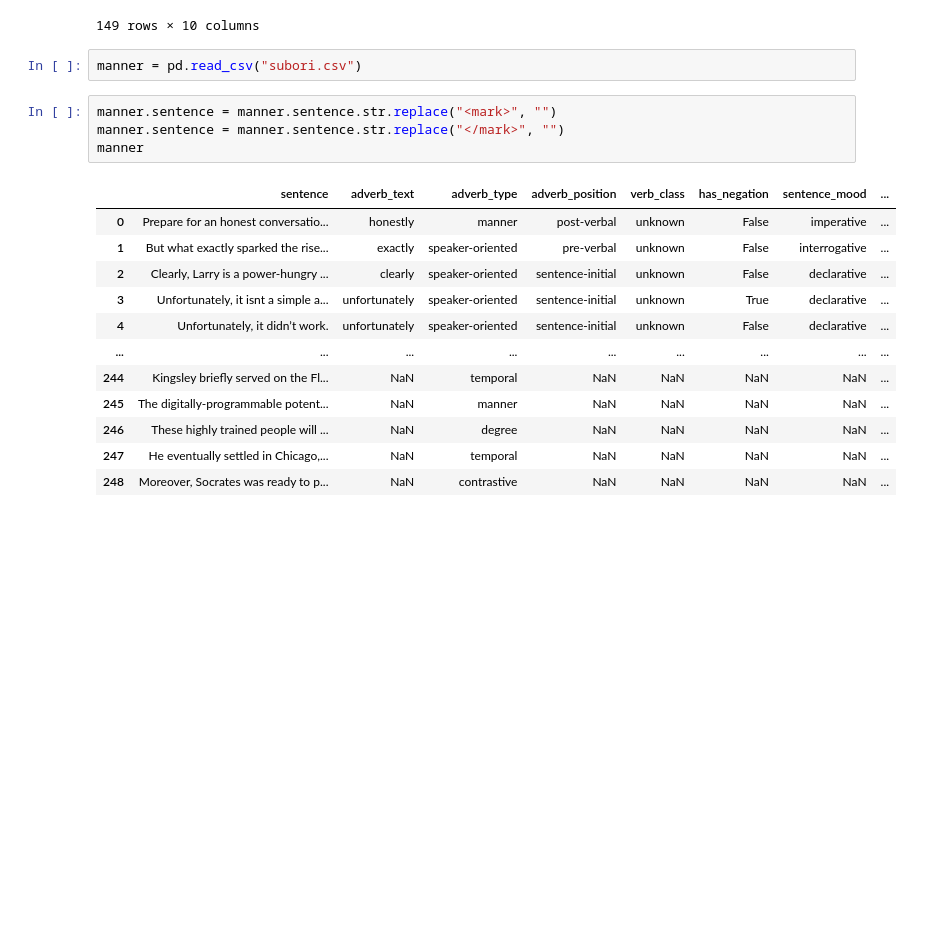
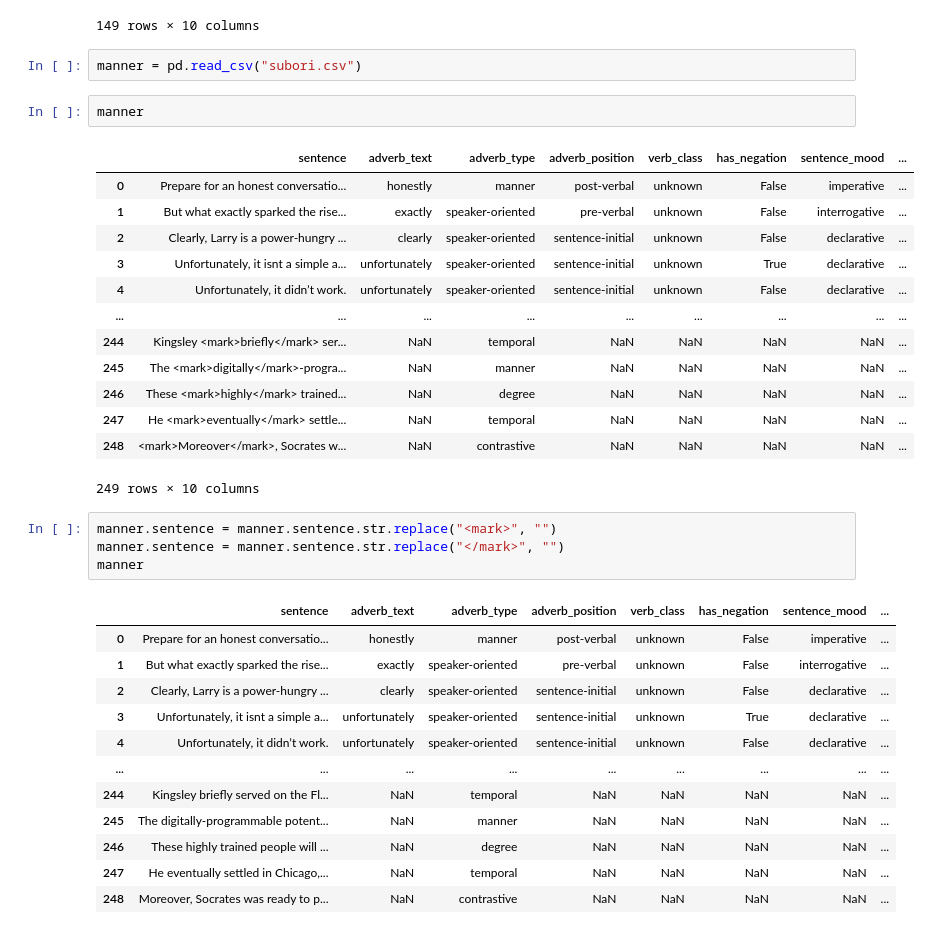
Before and after one commit to jylee1010/Adverb-pragmatic-class, a Jupyter notebook: data.ipynb, the cells around one changed output. Cells and saved outputs as stored; diff of their text form; blank space fills up the shorter version.

```diff
--- a/data.ipynb
+++ b/data.ipynb
@@ -355,6 +355,22 @@ words_of_interest
 149 rows × 10 columns
 # %%
 manner = pd.read_csv("subori.csv")
+# %%
+manner
+# %% [output]
+|  | sentence | adverb_text | adverb_type | adverb_position | verb_class | has_negation | sentence_mood | ... |
+| 0 | Prepare for an honest conversatio... | honestly | manner | post-verbal | unknown | False | imperative | ... |
+| 1 | But what exactly sparked the rise... | exactly | speaker-oriented | pre-verbal | unknown | False | interrogative | ... |
+| 2 | Clearly, Larry is a power-hungry ... | clearly | speaker-oriented | sentence-initial | unknown | False | declarative | ... |
+| 3 | Unfortunately, it isnt a simple a... | unfortunately | speaker-oriented | sentence-initial | unknown | True | declarative | ... |
+| 4 | Unfortunately, it didn’t work. | unfortunately | speaker-oriented | sentence-initial | unknown | False | declarative | ... |
+| ... | ... | ... | ... | ... | ... | ... | ... | ... |
+| 244 | Kingsley <mark>briefly</mark> ser... | NaN | temporal | NaN | NaN | NaN | NaN | ... |
+| 245 | The <mark>digitally</mark>-progra... | NaN | manner | NaN | NaN | NaN | NaN | ... |
+| 246 | These <mark>highly</mark> trained... | NaN | degree | NaN | NaN | NaN | NaN | ... |
+| 247 | He <mark>eventually</mark> settle... | NaN | temporal | NaN | NaN | NaN | NaN | ... |
+| 248 | <mark>Moreover</mark>, Socrates w... | NaN | contrastive | NaN | NaN | NaN | NaN | ... |
+249 rows × 10 columns
 # %%
 manner.sentence = manner.sentence.str.replace("<mark>", "")
 manner.sentence = manner.sentence.str.replace("</mark>", "")
```
Also changed, not shown: parts of 2 cells of this notebook, 1 other file.
